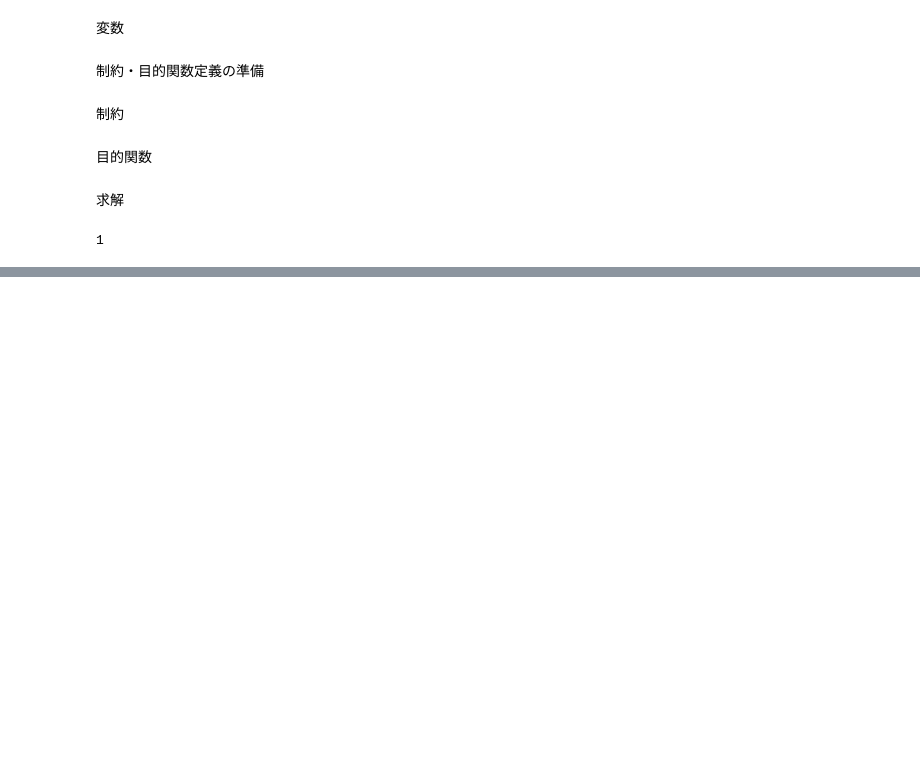
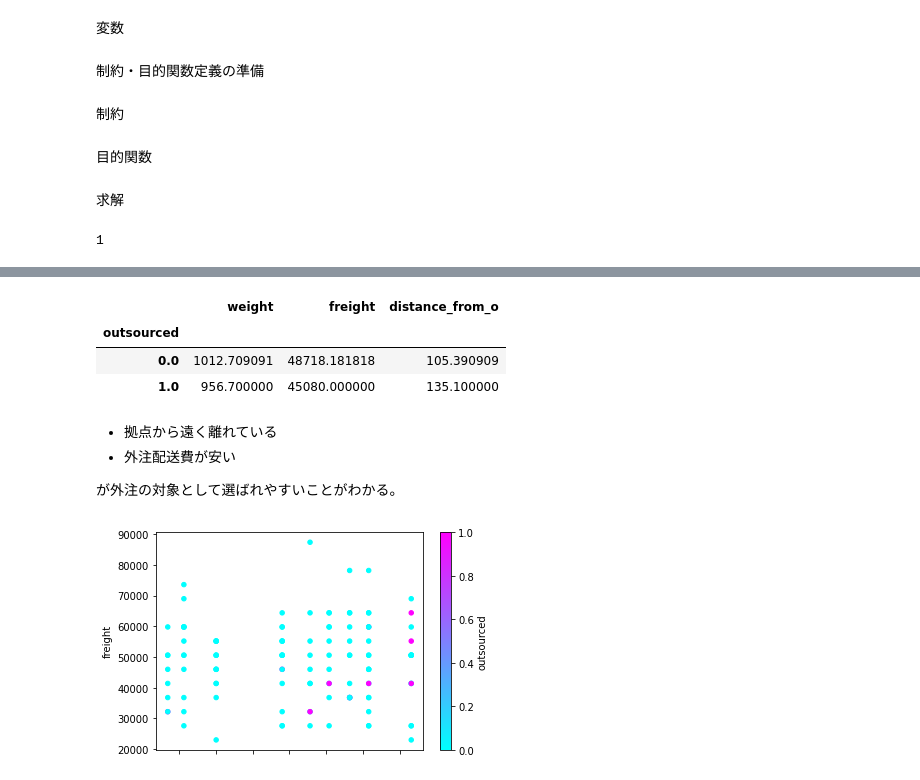
Before and after one commit to 1024xx4/py_mathematical_optimization, a Jupyter notebook: 5_routing/routing.ipynb, the cells around one changed output, grey strips where cells are left out. Drawn from its saved outputs; the diff is of its cells as text; code cells hidden in the pictures; blank space fills up the shorter version.

```diff
--- a/5_routing/routing.ipynb
+++ b/5_routing/routing.ipynb
@@ -375,0 +418,12 @@ prob.solve()
+# %%
+# 荷物の配送結果を次の DataFrame にまとめる
+requests_summary_df = pd.DataFrame(
+    [{
+        'outsourced': y[r].value(),
+        'weight': w[r],
+        'freight': f[r],
+        'location': k[r],
+        'distance_from_o': t[k[r], o]
+    } for r in R]
+)
+display(requests_summary_df)
@@ -375,0 +444,19 @@ prob.solve()
+# %%
+# 配送の外注 (outsourced) の有無で荷物を分けて、重さ、外注費用、拠点からの距離の平均を確認
+requests_summary_df.groupby('outsourced')[['weight', 'freight', 'distance_from_o']].agg('mean')
+# %% [output]
+|  | weight | freight | distance_from_o |
+| outsourced |  |  |  |
+| 0.0 | 1012.709091 | 48718.181818 | 105.390909 |
+| 1.0 | 956.700000 | 45080.000000 | 135.100000 |
+# %% [markdown]
+- 拠点から遠く離れている
+- 外注配送費が安い
+
+が外注の対象として選ばれやすいことがわかる。
+# %%
+# 荷物ごと外注配送・自社配送を plot する
+requests_summary_df.plot.scatter(x='distance_from_o', y='freight', c='outsourced', cmap='cool')
+plt.show()
+# %% [output]
+[figure, added]
```
Also changed, not shown: parts of 5 cells of this notebook.
